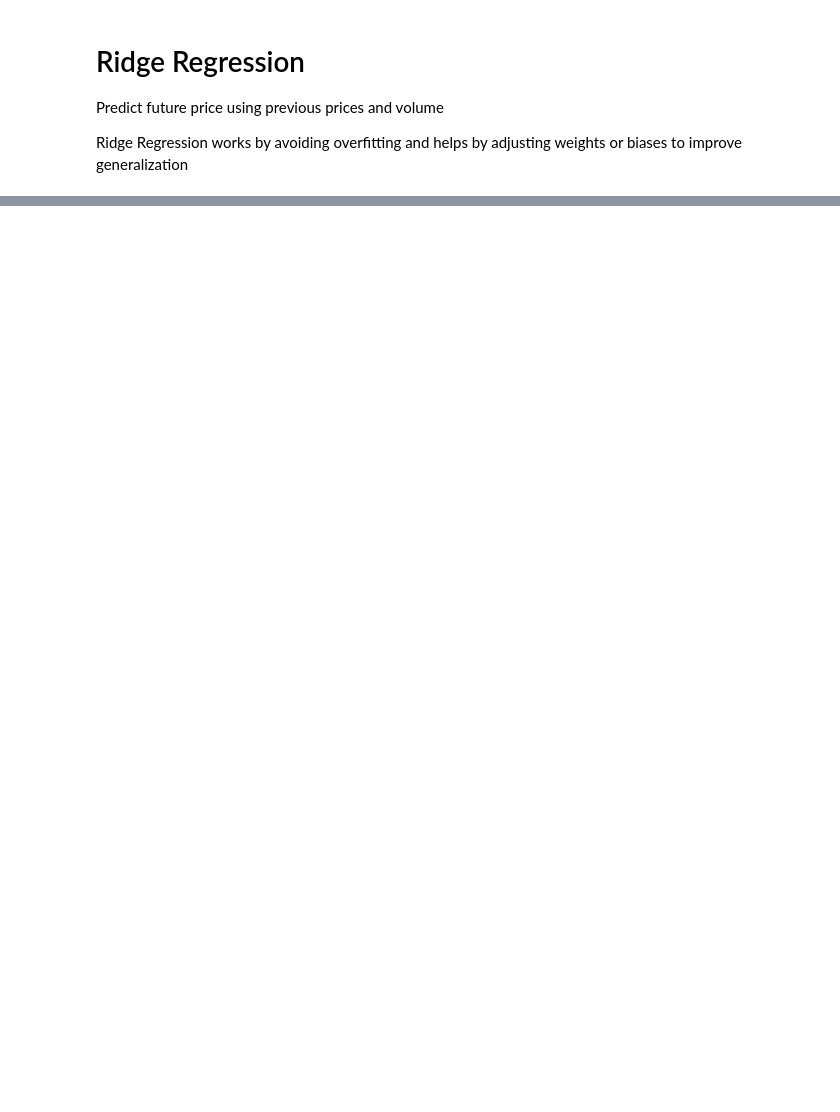
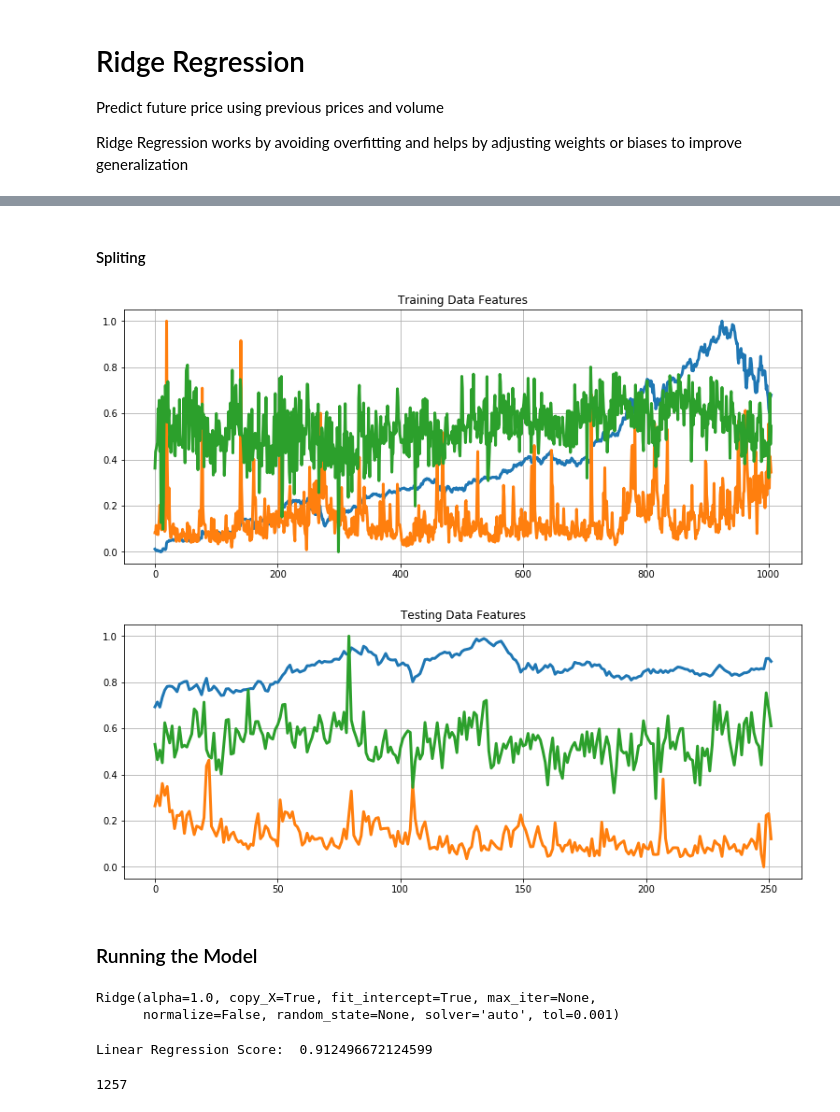
Before and after one commit to abealsileshi/Data-Science-Team-Project, a Jupyter notebook: Stock Market Prediction/StockPredictionRidgeRegressionLSTM.ipynb, the cells around one changed output, grey strips where cells are left out. Saved outputs shown, nothing was run; the diff lists cells and outputs as text; code cells hidden in the pictures; blank space fills up the shorter version.

```diff
--- a/Stock Market Prediction/StockPredictionRidgeRegressionLSTM.ipynb
+++ b/Stock Market Prediction/StockPredictionRidgeRegressionLSTM.ipynb
@@ -68,0 +108,5 @@ volume_df.head()
+# %%
+sent_df = pd.read_csv('AMZN_avg_sent.csv',error_bad_lines=False)
+sent_df = sent_df.rename(columns={'date': 'Date'})
+sent_df['Date'] = pd.to_datetime(sent_df['Date'])
+sent_df.head()
@@ -464,0 +336,7 @@ model = Sequential([
+# %%
+#MERGE DF FROM SENTIMENT AND STOCK DATA
+sent_price_volume_df = pd.merge(price_volume_df,sent_df, on = 'Date')
+sent_price_volume_df = trading_window(sent_price_volume_df)
+sent_price_volume_df = sent_price_volume_df[:-1]
+sent_price_volume_df = sent_price_volume_df[['Date','Close','Volume','sent','Target']]
+sent_price_volume_df
@@ -464,0 +357,52 @@ model = Sequential([
+# %% [markdown]
+#### Spliting
+# %%
+#sentiment normalzing data to scale
+sent_price_volume_scaled_df = sc.fit_transform(sent_price_volume_df.drop(columns = ['Date']))
+
+#Feature and Target for Sentiment
+X2 = sent_price_volume_scaled_df[:,:3]  #features are x
+y2 = sent_price_volume_scaled_df[:,3:]  #target are y
+
+
+
+#Sentiment #80% of data is used for training other 20% is used for testing
+split2 = int(0.8 * len(X2))
+X2_train = X2[:split2]
+y2_train = y2[:split2]
+X2_test = X2[split2:]
+y2_test = y2[split2:]
+# %%
+# Define a data plotting function for Sentiment
+def show_plot(data, title):
+  plt.figure(figsize = (13, 5))
+  plt.plot(data, linewidth = 3)
+  plt.title(title)
+  plt.grid()
+
+show_plot(X2_train, 'Training Data Features')
+#show_plot(X2_train[:,2],'Sentiment')
+#show_plot(X2_train[:,1],'Trading Volume')
+#show_plot(X2_train[:,0],'Close')
+show_plot(X2_test, 'Testing Data Features')
+
+
+#Green is sentiment, Blue is Close, Orange is Trading Volume
+# %% [output]
+[figure, added]
+[figure, added]
+# %% [markdown]
+### Running the Model
+# %%
+#Sentiment model
+sentimentregression_model = Ridge()
+sentimentregression_model.fit(X2_train, y2_train)
+# %% [output]
+Ridge(alpha=1.0, copy_X=True, fit_intercept=True, max_iter=None,
+      normalize=False, random_state=None, solver='auto', tol=0.001)
+# %%
+#Sentiment model
+lr_accuracy = sentimentregression_model.score(X2_test, y2_test)
+print("Linear Regression Score: ", lr_accuracy)
+# %% [output]
+Linear Regression Score:  0.912496672124599
@@ -464,0 +412,9 @@ model = Sequential([
+# %%
+#Sentiment model
+SentimentPredicted = []
+for i in sentimentpredicted_prices:
+  SentimentPredicted.append(i[0])
+
+len(SentimentPredicted)
+# %% [output]
+1257
```
Also changed, not shown: parts of 87 cells of this notebook.
